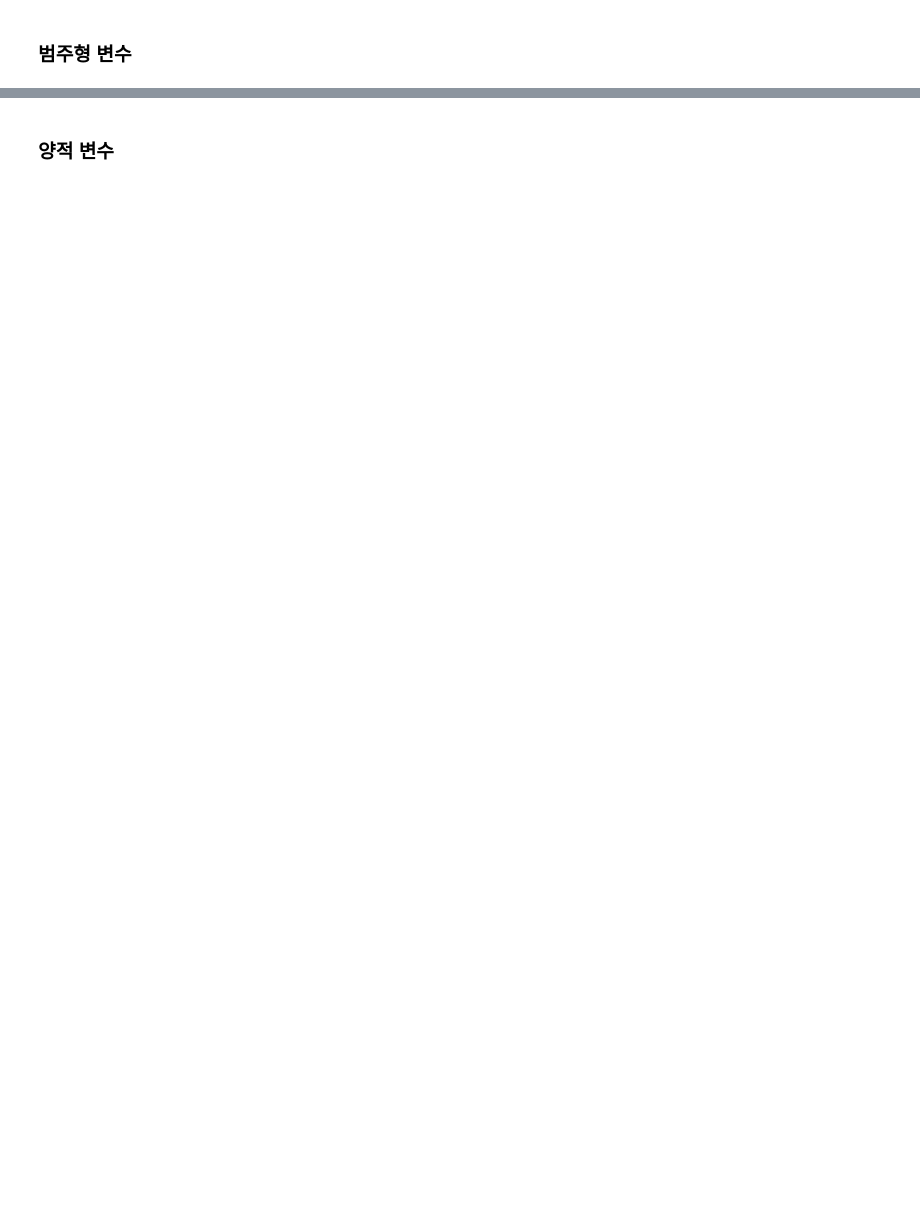
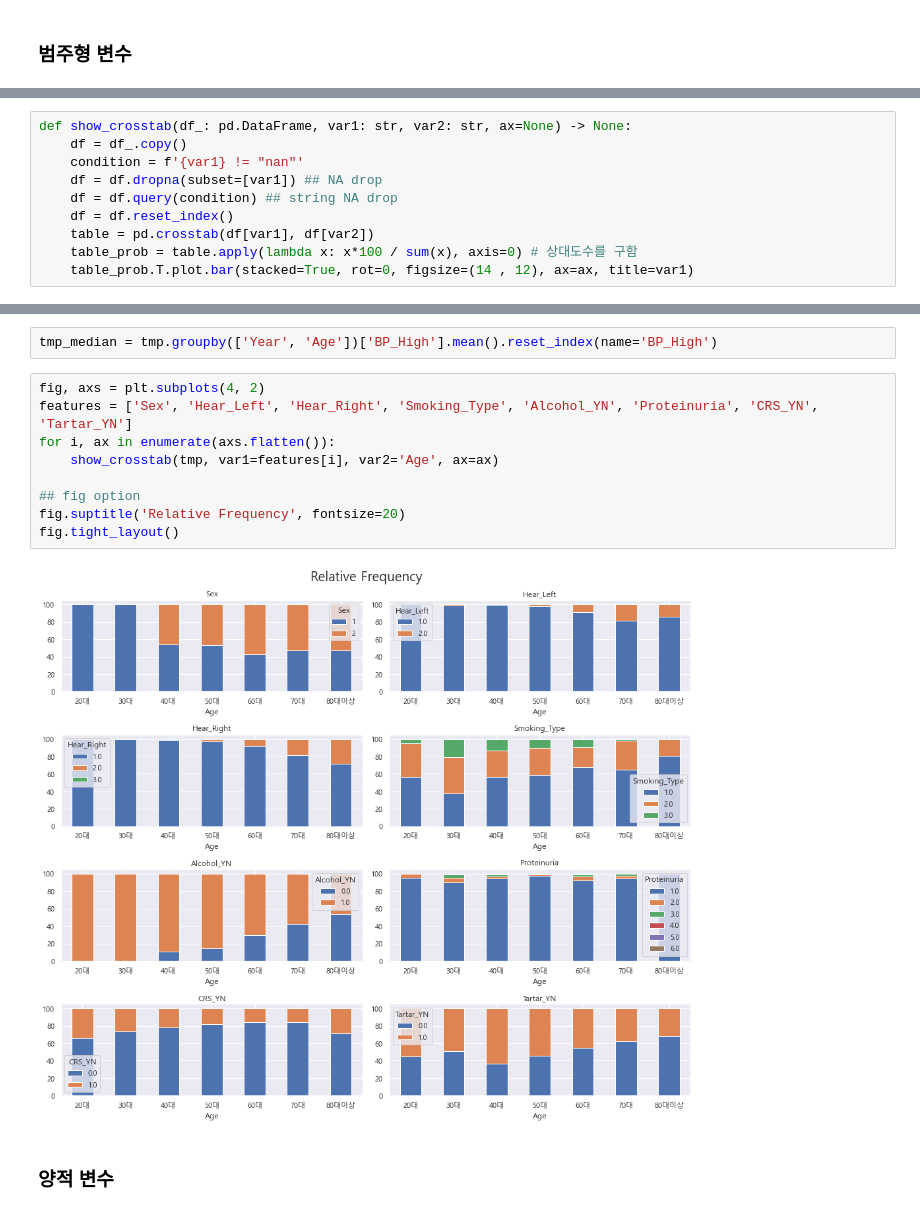
Before and after one commit to Jaesu26/statistical-database-project, a Jupyter notebook: 2022-05-30-StatsDB-Final.ipynb, the cells around one changed output, grey strips where cells are left out. Cells and saved outputs as stored; diff of their text form; blank space fills up the shorter version.

```diff
--- a/2022-05-30-StatsDB-Final.ipynb
+++ b/2022-05-30-StatsDB-Final.ipynb
@@ -916,3 +1002,13 @@ def show_unique_counts(df_: pd.DataFrame, target: str = None) -> None:
 
     fig.suptitle("Categorical feature's Unique Counts\n\n", x=0.56, fontsize=25) ## default: x=0.5, y=0.98
     fig.tight_layout()
+# %%
+def show_crosstab(df_: pd.DataFrame, var1: str, var2: str, ax=None) -> None:
+    df = df_.copy()
+    condition = f'{var1} != "nan"'
+    df = df.dropna(subset=[var1]) ## NA drop
+    df = df.query(condition) ## string NA drop
+    df = df.reset_index()
+    table = pd.crosstab(df[var1], df[var2])
+    table_prob = table.apply(lambda x: x*100 / sum(x), axis=0) # 상대도수를 구함
+    table_prob.T.plot.bar(stacked=True, rot=0, figsize=(14 , 12), ax=ax, title=var1)
@@ -919,2 +1027,15 @@ def show_unique_counts(df_: pd.DataFrame, target: str = None) -> None:
+# %%
+tmp_median = tmp.groupby(['Year', 'Age'])['BP_High'].mean().reset_index(name='BP_High')
+# %%
+fig, axs = plt.subplots(4, 2)
+features = ['Sex', 'Hear_Left', 'Hear_Right', 'Smoking_Type', 'Alcohol_YN', 'Proteinuria', 'CRS_YN', 'Tartar_YN']
+for i, ax in enumerate(axs.flatten()):
+    show_crosstab(tmp, var1=features[i], var2='Age', ax=ax)
+
+## fig option
+fig.suptitle('Relative Frequency', fontsize=20)
+fig.tight_layout()
+# %% [output]
+[figure, added]
 # %% [markdown]
 ### 양적 변수
```
Also changed, not shown: parts of 42 cells of this notebook.
